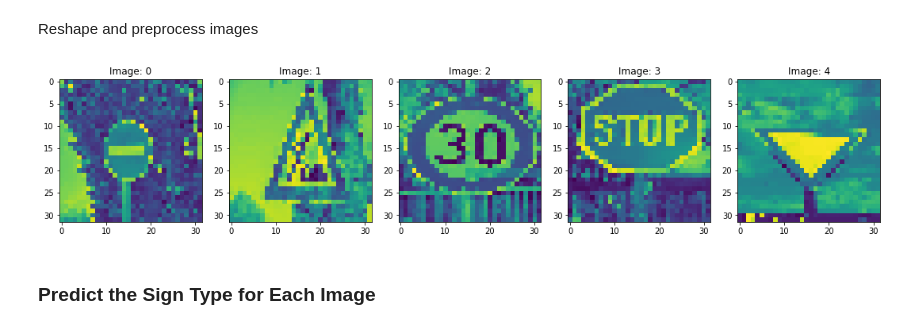
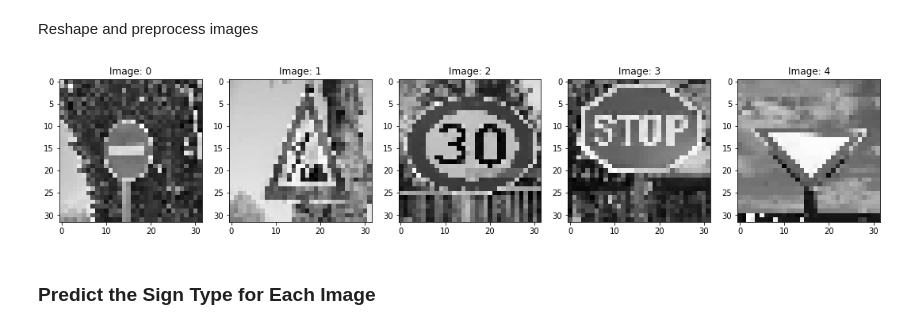
Before and after one commit to allaydesai/Car-Traffic-Sign-Classifier, a Jupyter notebook: Traffic_Sign_Classifier.ipynb, the cells around one changed output. Cells and saved outputs as stored; diff of their text form; code cells hidden in the pictures.

```diff
--- a/Traffic_Sign_Classifier.ipynb
+++ b/Traffic_Sign_Classifier.ipynb
@@ -513,20 +543,19 @@ Reshape and preprocess images
 #reshape
 imgs_pre = rgb2gray(np.array(imgs))
 imgs_pre = normalize_grayscale(imgs_pre)
-imgs_pre = [img.reshape((32,32,1)) for img in imgs_pre]
 # %%
 # Display the images
 plt.rcParams["figure.figsize"] = [15, 5]
 
 for i in range(len(imgs_pre)):
     plt.subplot(1, len(imgs_pre), i+1)
-    plt.imshow(imgs_pre[i].reshape(32,32))
+    plt.imshow(imgs_pre[i].reshape(32,32), cmap="gray")
     plt.title('Image: %d' % i)
 
 plt.tight_layout()
 plt.show()
 # %% [output]
-[figure, old version]
+[figure, new version]
 # %% [markdown]
 ### Predict the Sign Type for Each Image
 # %%
```
Also changed, not shown: parts of 21 cells of this notebook, 7 other files.
